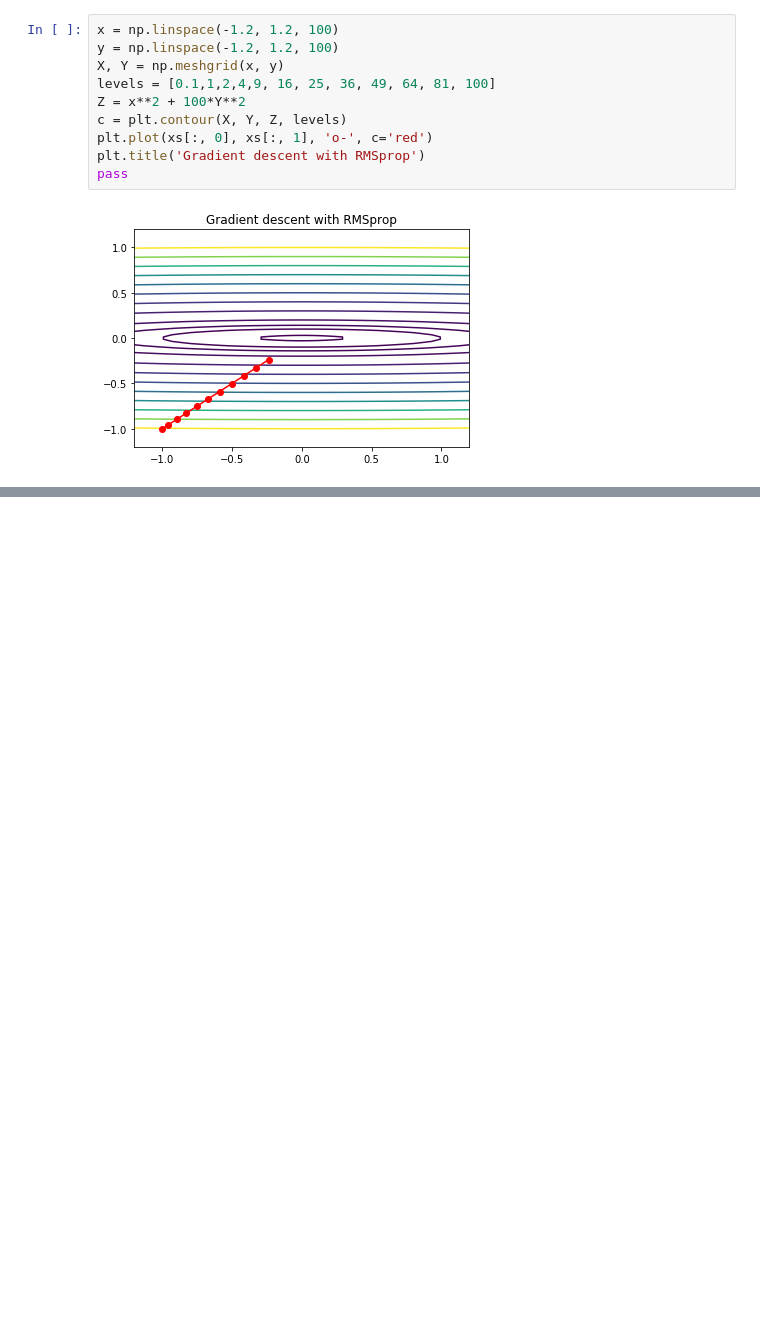
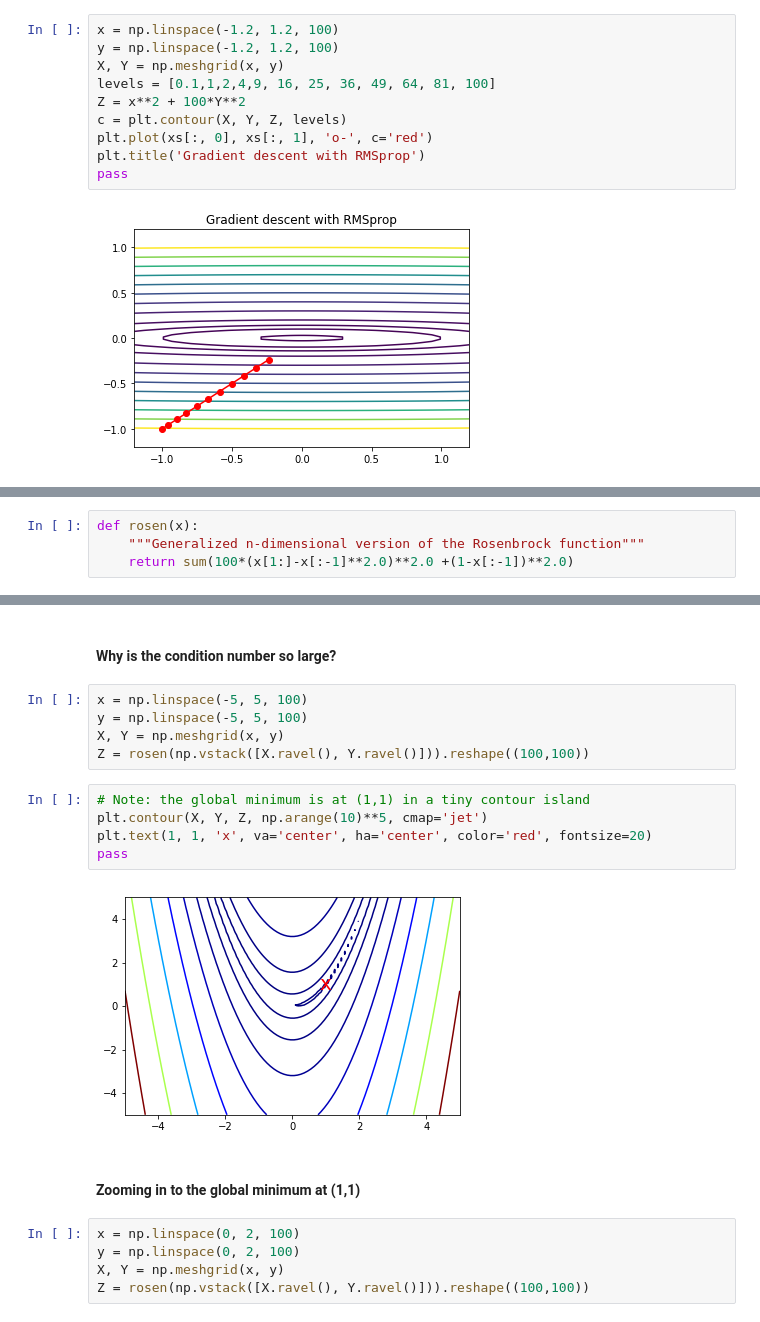
Before and after one commit to cliburn/sta-663-2018, a Jupyter notebook: notebooks/S09G_Gradient_Descent_Optimization.ipynb, the cells around one changed output, grey strips where cells are left out. Drawn from its saved outputs; the diff is of its cells as text; blank space fills up the shorter version.

```diff
--- a/notebooks/S09G_Gradient_Descent_Optimization.ipynb
+++ b/notebooks/S09G_Gradient_Descent_Optimization.ipynb
@@ -295,0 +382,4 @@ pass
+# %%
+def rosen(x):
+    """Generalized n-dimensional version of the Rosenbrock function"""
+    return sum(100*(x[1:]-x[:-1]**2.0)**2.0 +(1-x[:-1])**2.0)
@@ -295,0 +397,21 @@ pass
+# %% [markdown]
+#### Why is the condition number so large?
+# %%
+x = np.linspace(-5, 5, 100)
+y = np.linspace(-5, 5, 100)
+X, Y = np.meshgrid(x, y)
+Z = rosen(np.vstack([X.ravel(), Y.ravel()])).reshape((100,100))
+# %%
+# Note: the global minimum is at (1,1) in a tiny contour island
+plt.contour(X, Y, Z, np.arange(10)**5, cmap='jet')
+plt.text(1, 1, 'x', va='center', ha='center', color='red', fontsize=20)
+pass
+# %% [output]
+[figure, added]
+# %% [markdown]
+#### Zooming in to the global minimum at (1,1)
+# %%
+x = np.linspace(0, 2, 100)
+y = np.linspace(0, 2, 100)
+X, Y = np.meshgrid(x, y)
+Z = rosen(np.vstack([X.ravel(), Y.ravel()])).reshape((100,100))
```
Also changed, not shown: parts of 31 cells of this notebook, 4 other files.
